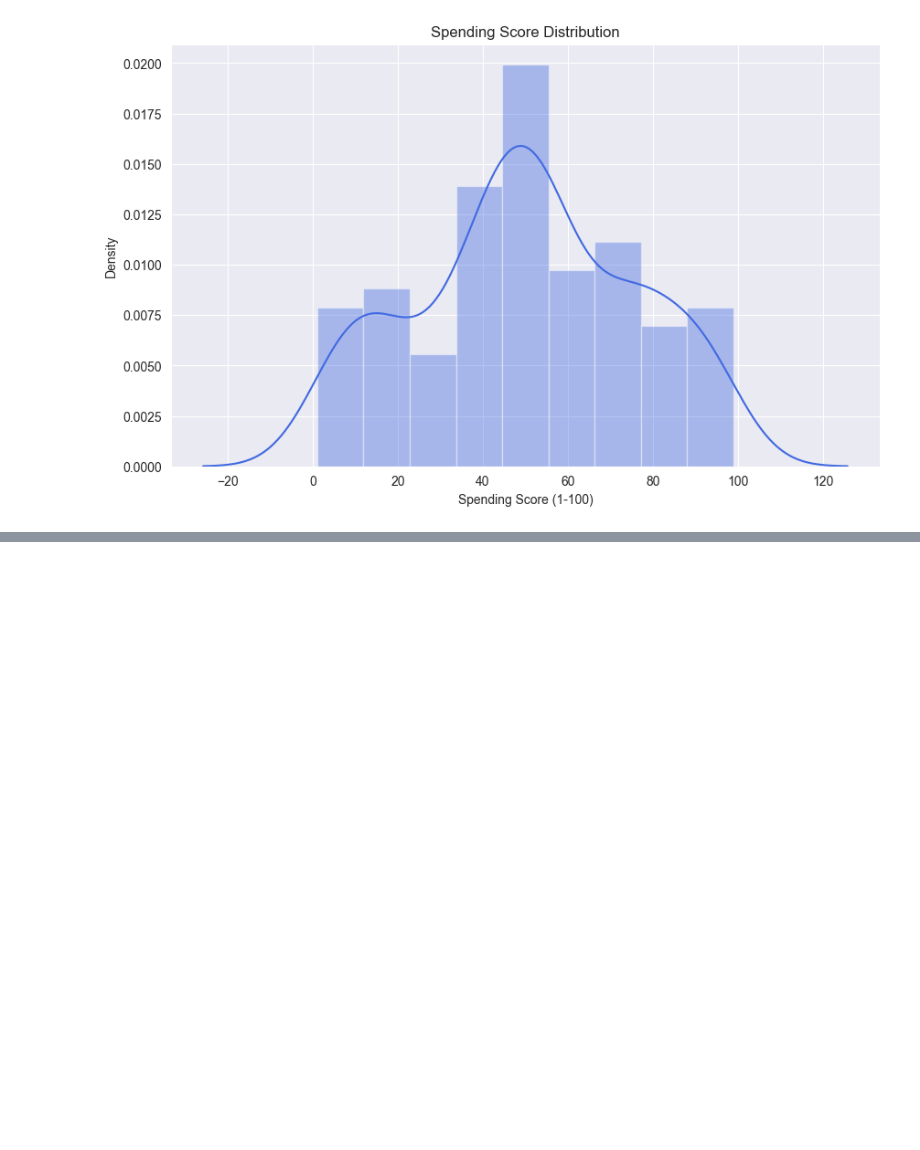
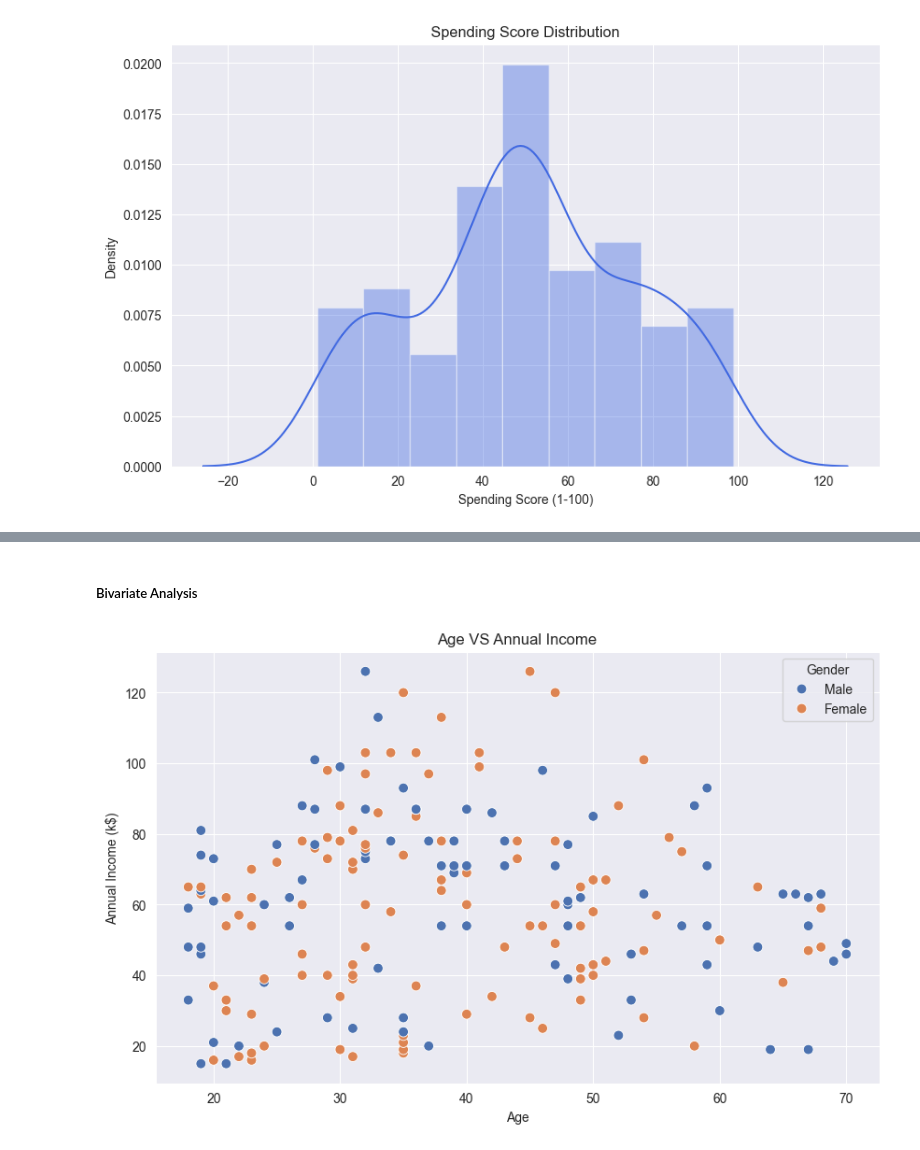
Before and after one commit to emkhalidi/customer-segmentation, a Jupyter notebook: customer_segmentation.ipynb, the cells around one changed output, grey strips where cells are left out. Saved outputs shown, nothing was run; the diff lists cells and outputs as text; code cells hidden in the pictures; blank space fills up the shorter version.

Commit message:
add univariate and bivariate analysis

```diff
--- a/customer_segmentation.ipynb
+++ b/customer_segmentation.ipynb
@@ -245,0 +247,15 @@ for p in gender_plot.patches:
+# %% [markdown]
+##### Bivariate Analysis
+# %%
+# Age VS Anual Income
+
+plt.figure(figsize=(10,6))
+sns.set_style('darkgrid')
+
+sns.scatterplot(data=df, x="Age", y= "Annual_Income", hue="Gender", s=60, palette="deep")
+plt.title("Age VS Annual Income")
+plt.xlabel("Age")
+plt.ylabel("Annual Income (k$)")
+plt.show()
+# %% [output]
+[figure, added]
```
Also changed, not shown: parts of 9 cells of this notebook.
